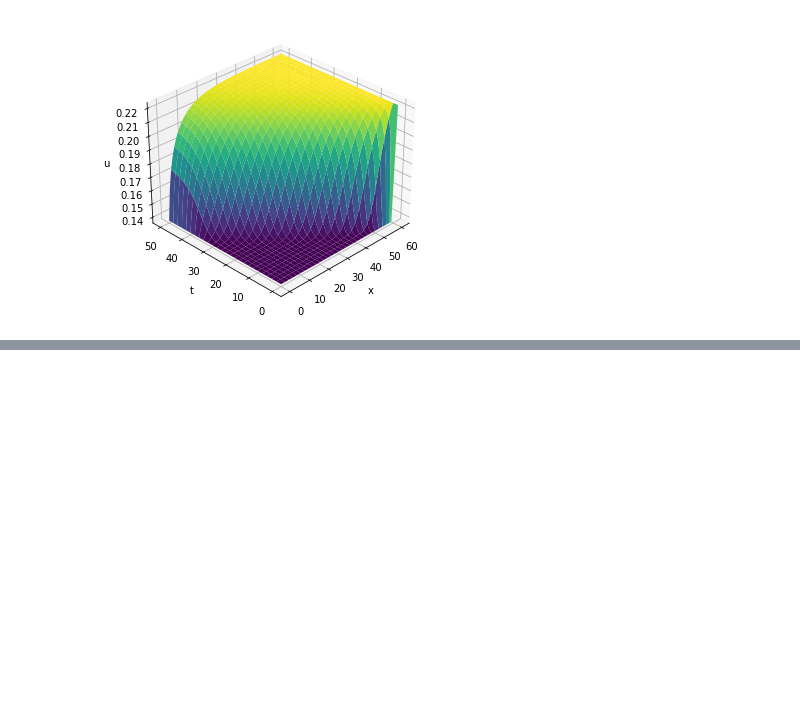
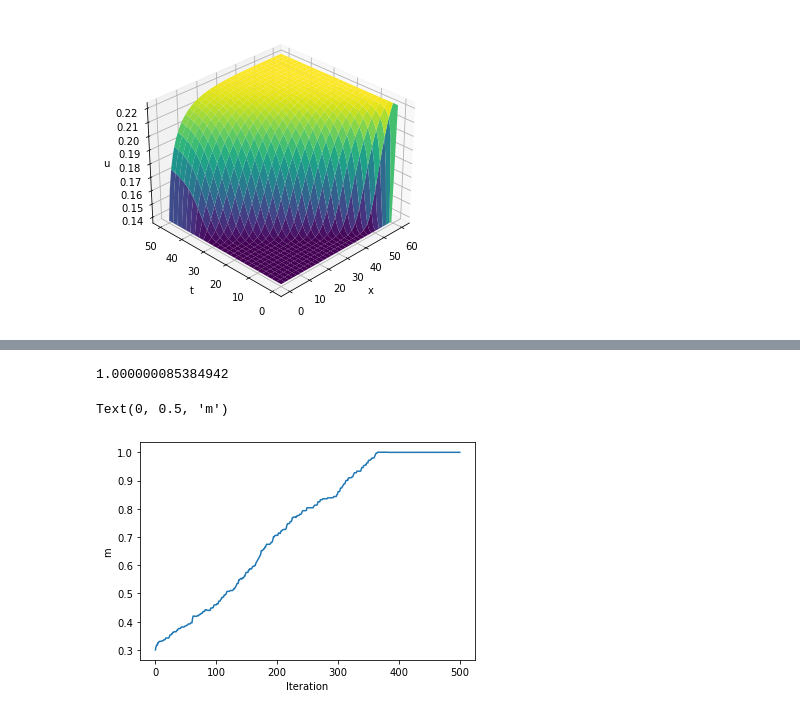
Before and after one commit to AnassBenBouazza/GPPDE, a Jupyter notebook: notebooks/gppde.ipynb, the cells around one changed output, grey strips where cells are left out. Saved outputs shown, nothing was run; the diff lists cells and outputs as text; code cells hidden in the pictures; blank space fills up the shorter version.

Commit message:
MCMC update
updated gppde.ipynb with mcmc content

```diff
--- a/notebooks/gppde.ipynb
+++ b/notebooks/gppde.ipynb
@@ -166,7 +166,8 @@ def dSdtheta(theta_r, theta_s) :
     return 1 / (theta_s - theta_r)
 
 def dkdS(S, k_s, m) :
-    return 2 * k_s * np.sqrt(S) * (1 - (1 - S**(1/m))**m) * ((1 - S**(1/m))**(m - 1) * (S**(1/m - 1))) + (k_s / 2) * (1 / np.sqrt(S)) * ((1 - (1 - S**(1/m))**m)**2)
+    S_factor = 1 - (1 - S**(1/m))**m
+    return 2 * k_s * np.sqrt(S) * S_factor * ((1 - S**(1/m))**(m - 1) * (S**(1/m - 1))) + (k_s / 2) * (1 / np.sqrt(S)) * (S_factor**2)
 
 def dSdh(S, h, alpha, m) :
     B0 = - alpha * m * np.sign(h) / (1 - m)
@@ -190,7 +191,7 @@ def term2(dthetadz, d2thetadz2, S, h, alpha, m, theta_r, theta_s) :
 
 def ssre(pde_param, dthetadt, dthetadz, d2thetadz2, K, S, k_s, h, theta_r, theta_s) :
     alpha, m = pde_param
-    return np.sum(dthetadt - (term1(dthetadz, S, k_s, h, alpha, m, theta_r, theta_s) + K * term2(dthetadz, d2thetadz2, S, h, alpha, m, theta_r, theta_s) + term3(dthetadz, S, k_s, m, theta_r, theta_s)))
+    return np.sum((dthetadt - (term1(dthetadz, S, k_s, h, alpha, m, theta_r, theta_s) + K * term2(dthetadz, d2thetadz2, S, h, alpha, m, theta_r, theta_s) + term3(dthetadz, S, k_s, m, theta_r, theta_s)))**2)
 # %%
 thta_gp = gpr.predict(X)
 Ksigma = fast_positive_definite_inverse(gpr.kernel_.__call__(X))
@@ -209 +214,44 @@ alpha_gp, m_gp = minimize(fun=ssre, x0=(pde_param + np.random.randn(2)), args=(d
 n_gp = 1 / (1 - m_gp)
+# %%
+m_gp
+# %% [output]
+1.000000085384942
+# %%
+def metropolis_hastings(x_0, log_likelihood, step=1, n_iter=100) :
+    dim = len(x_0)
+    walk = np.empty((n_iter + 1, dim))
+    walk[0] = x_0
+
+    for i in range(n_iter) :
+        x_i = walk[i]
+        lik_iminus1 = log_likelihood(x_i)
+
+        x_iplus1 = x_i + step*np.random.randn(dim)
+        lik_i = log_likelihood(x_iplus1)
+
+        if lik_i > lik_iminus1 :
+            walk[i+1] = x_iplus1
+
+        else :
+            u = np.random.uniform(0, 1)
+            if u < np.exp(lik_i - lik_iminus1) :
+                walk[i+1] = x_iplus1
+            else :
+                walk[i+1] = x_i
+
+    return walk
+# %%
+ssre_log_likelihood = (lambda alpha_m : -ssre((alpha_m[0], alpha_m[1]), dthetadt, dthetadz, d2thetadz2, K_gp, s_gp, k_s, h_gp, theta_r, theta_s))
+
+mcmc_epsilon = 10e-3
+mcmc_n_iter = 500
+pde_walk = metropolis_hastings(np.array([0.051, 0.3]), ssre_log_likelihood, step=mcmc_epsilon*pde_param, n_iter=mcmc_n_iter)
+
+alpha_mcmc, m_mcmc = pde_walk[len(pde_walk) - 1][0], pde_walk[len(pde_walk) - 1][1]
+# %%
+plt.plot(np.arange(mcmc_n_iter + 1), pde_walk[:, 1])
+plt.xlabel("Iteration")
+plt.ylabel("m")
+# %% [output]
+Text(0, 0.5, 'm')
+[figure, added]
```
Also changed, not shown: parts of 6 cells of this notebook.
